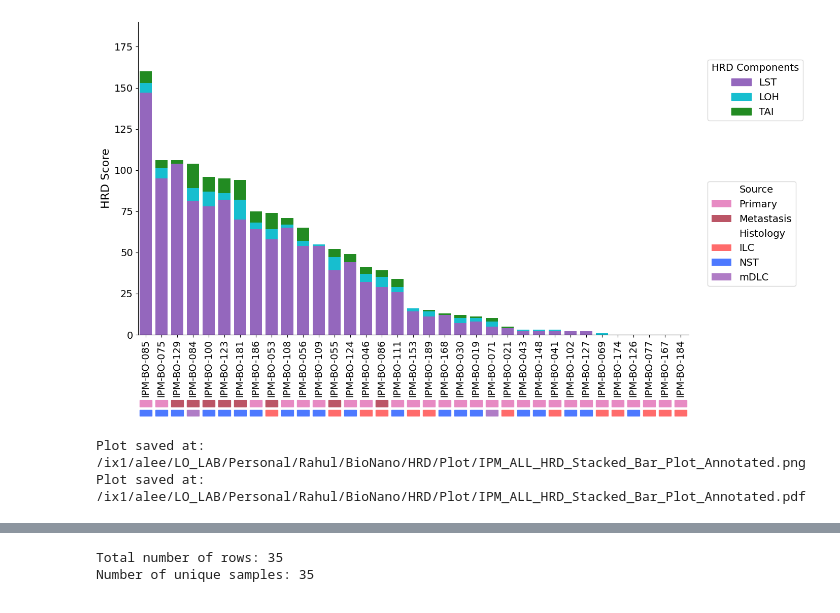
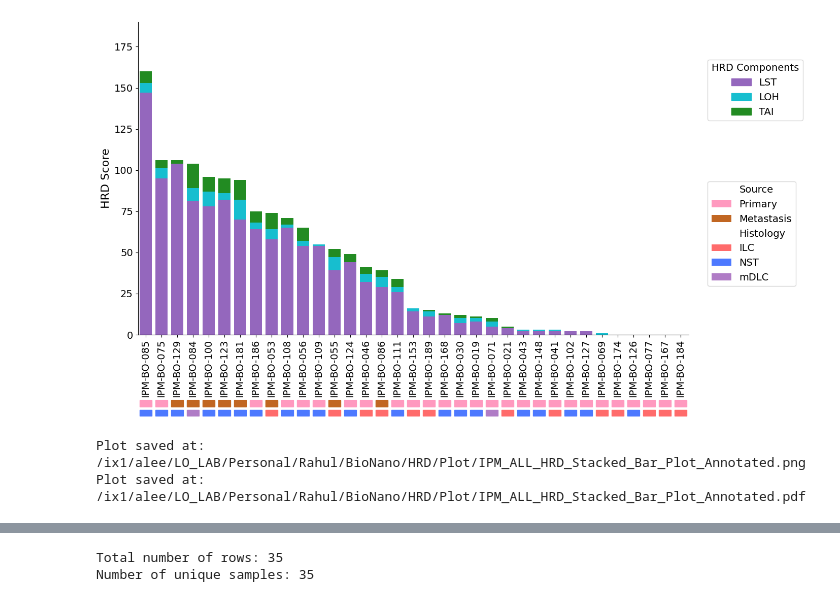
Before and after one commit to leeoesterreich/rak373, a Jupyter notebook: BioNano/Final_Figure/Figure4/Figure4.ipynb, the cells around one changed output, grey strips where cells are left out. Cells and saved outputs as stored; diff of their text form; code cells hidden in the pictures.

```diff
--- a/BioNano/Final_Figure/Figure4/Figure4.ipynb
+++ b/BioNano/Final_Figure/Figure4/Figure4.ipynb
@@ -26,9 +26,10 @@ df = df.sort_values("Total", ascending=False).reset_index(drop=True)
 
 # Create color maps for Source and Histology
 source_colors = {
-    "Metastasis": "#BB5566",
-    "Primary": "#E78AC3"
+    "Metastasis": "#C16622",
+    "Primary": "#FF99BF"
 }
+
 
 histology_colors = {"ILC": "#FF6B6B", "NST": "#4D79FF", "mDLC": "#B07CC6"}
 
@@ -95,34 +96,34 @@ for group_name, items in legend_group_titles.items():
     for item in items:
         color = source_colors.get(item) if group_name == "Source" else histology_colors.get(item, "#cccccc")
         legend_elements.append(Patch(facecolor=color, label=item))
 
 # Custom legend for main HRD components and cutoff line
 hrd_legend = [
     Patch(color=color_lst, label="LST"),
     Patch(color=color_loh, label="LOH"),
     Patch(color=color_tai, label="TAI"),
 ]
 
 # Place legends using fig.legend to avoid overwriting
 fig.legend(handles=hrd_legend, loc='upper left', bbox_to_anchor=(0.92, 0.8), title="HRD Components")
 fig.legend(handles=legend_elements, loc='upper left', bbox_to_anchor=(0.92, 0.5), frameon=True, title_fontsize=14)
 
 # Save the final plot
 save_path = "/ix1/alee/LO_LAB/Personal/Rahul/BioNano/HRD/Plot"
 os.makedirs(save_path, exist_ok=True)
 
 png_file = os.path.join(save_path, "IPM_ALL_HRD_Stacked_Bar_Plot_Annotated.png")
 pdf_file = os.path.join(save_path, "IPM_ALL_HRD_Stacked_Bar_Plot_Annotated.pdf")
 
 plt.savefig(png_file, dpi=300, bbox_inches='tight')
 plt.savefig(pdf_file, bbox_inches='tight')
 
 plt.show()
 
 print(f"Plot saved at: {png_file}")
 print(f"Plot saved at: {pdf_file}")
 # %% [output]
-[figure, old version]
+[figure, new version]
 Plot saved at: /ix1/alee/LO_LAB/Personal/Rahul/BioNano/HRD/Plot/IPM_ALL_HRD_Stacked_Bar_Plot_Annotated.png
 Plot saved at: /ix1/alee/LO_LAB/Personal/Rahul/BioNano/HRD/Plot/IPM_ALL_HRD_Stacked_Bar_Plot_Annotated.pdf
 # %%
```
Also changed, not shown: parts of 3 cells of this notebook, 2 other files.
